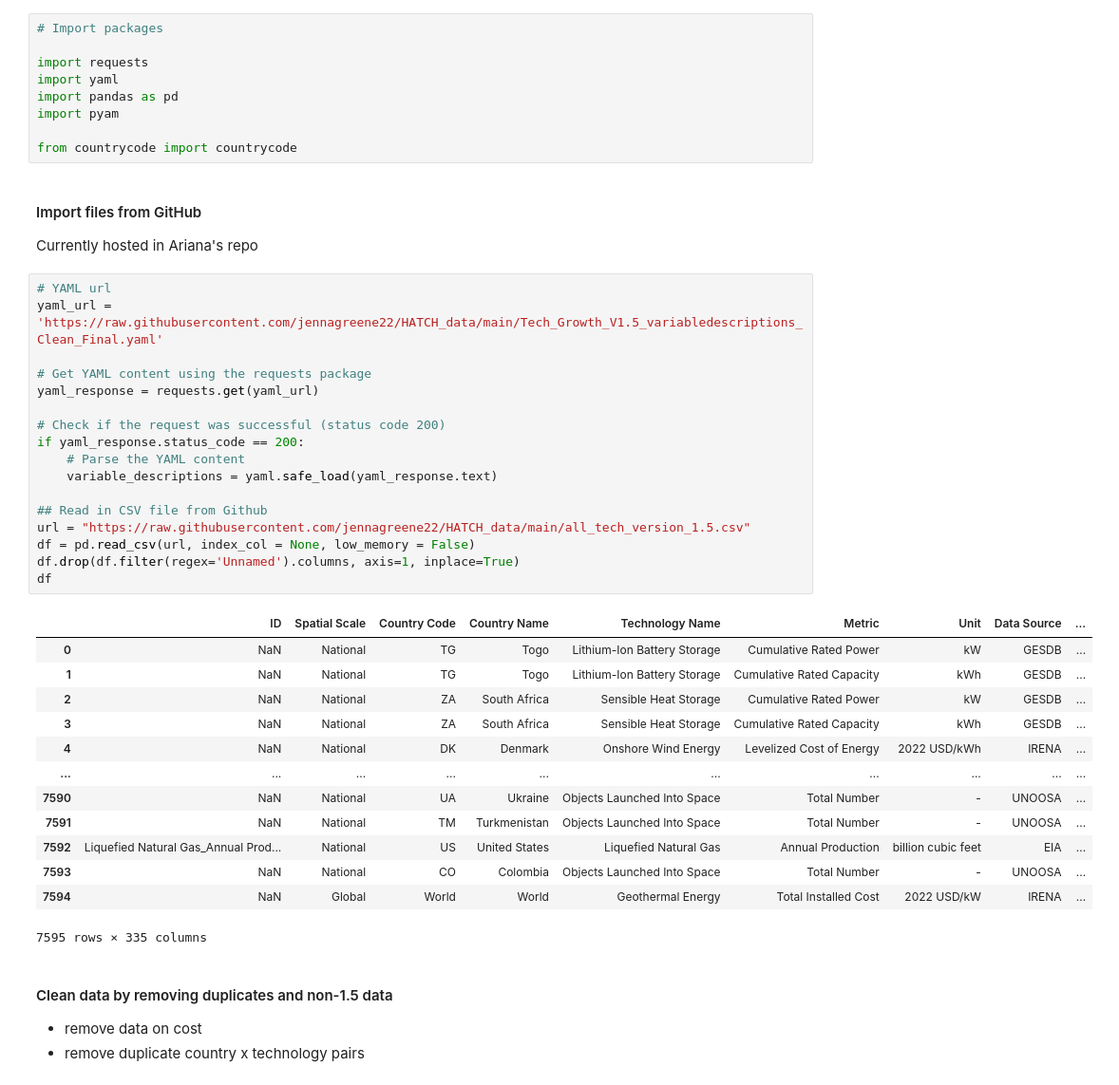
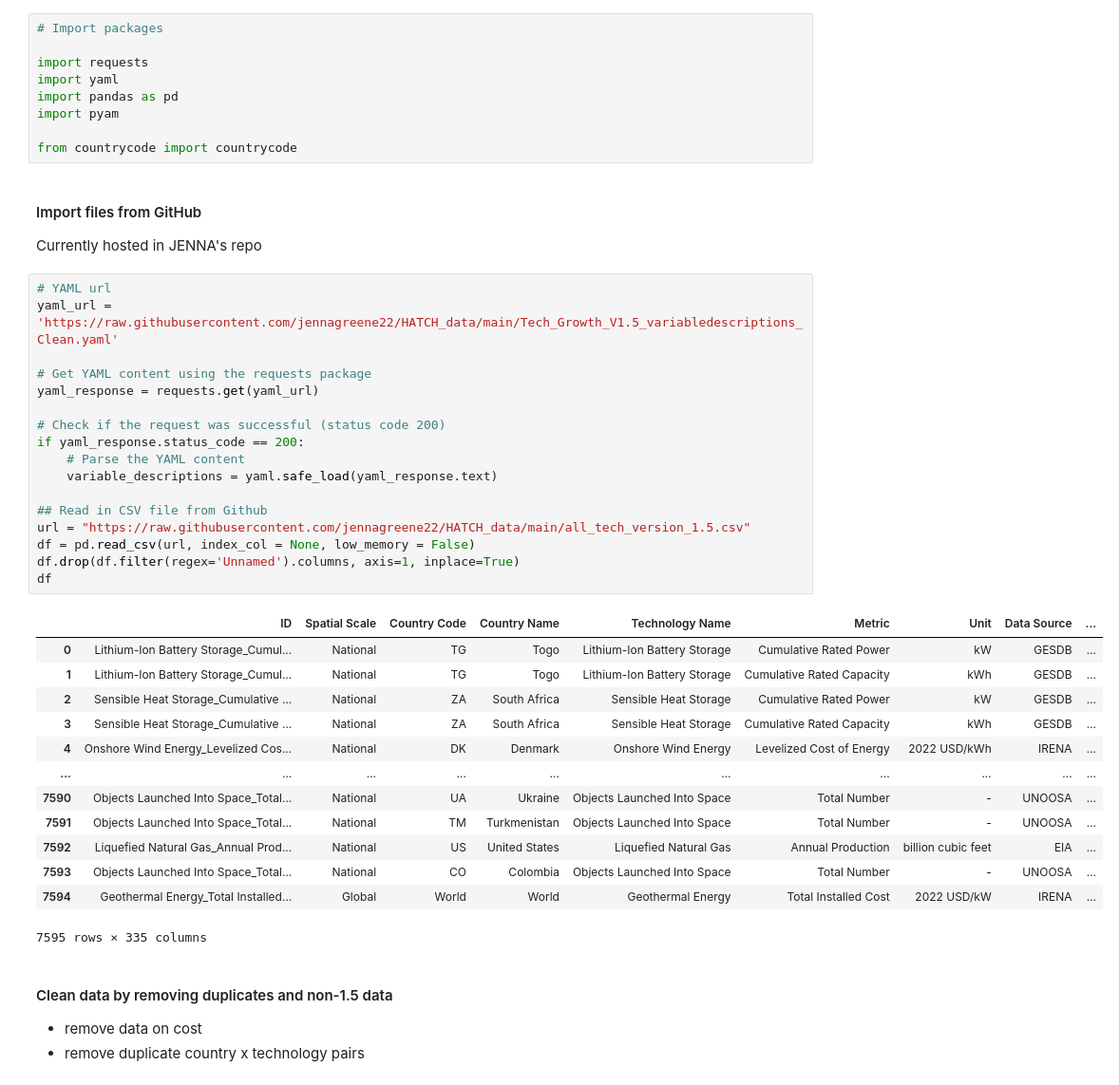
Before and after one commit to jennagreene22/HATCH_data, a Jupyter notebook: (1) Clean HATCH Dataset - IIAC And Other Uses.ipynb, the cells around one changed output. Shown: that part at 95% size. Saved outputs shown, nothing was run; the diff lists cells and outputs as text.

```diff
--- a/(1) Clean HATCH Dataset - IIAC And Other Uses.ipynb
+++ b/(1) Clean HATCH Dataset - IIAC And Other Uses.ipynb
@@ -14,37 +14,37 @@ from countrycode import countrycode
 # %% [markdown]
 #### Import files from GitHub
 
-Currently hosted in Ariana's repo
+Currently hosted in JENNA's repo
 # %%
 # YAML url
-yaml_url = 'https://raw.githubusercontent.com/jennagreene22/HATCH_data/main/Tech_Growth_V1.5_variabledescriptions_Clean_Final.yaml'
+yaml_url = 'https://raw.githubusercontent.com/jennagreene22/HATCH_data/main/Tech_Growth_V1.5_variabledescriptions_Clean.yaml'
 
 # Get YAML content using the requests package
 yaml_response = requests.get(yaml_url)
 
 # Check if the request was successful (status code 200)
 if yaml_response.status_code == 200:
     # Parse the YAML content
     variable_descriptions = yaml.safe_load(yaml_response.text)
 
 ## Read in CSV file from Github
 url = "https://raw.githubusercontent.com/jennagreene22/HATCH_data/main/all_tech_version_1.5.csv"
 df = pd.read_csv(url, index_col = None, low_memory = False)
 df.drop(df.filter(regex='Unnamed').columns, axis=1, inplace=True)
 df
 # %% [output]
 |  | ID | Spatial Scale | Country Code | Country Name | Technology Name | Metric | Unit | Data Source | ... |
-| 0 | NaN | National | TG | Togo | Lithium-Ion Battery Storage | Cumulative Rated Power | kW | GESDB | ... |
-| 1 | NaN | National | TG | Togo | Lithium-Ion Battery Storage | Cumulative Rated Capacity | kWh | GESDB | ... |
-| 2 | NaN | National | ZA | South Africa | Sensible Heat Storage | Cumulative Rated Power | kW | GESDB | ... |
-| 3 | NaN | National | ZA | South Africa | Sensible Heat Storage | Cumulative Rated Capacity | kWh | GESDB | ... |
-| 4 | NaN | National | DK | Denmark | Onshore Wind Energy | Levelized Cost of Energy | 2022 USD/kWh | IRENA | ... |
+| 0 | Lithium-Ion Battery Storage_Cumul... | National | TG | Togo | Lithium-Ion Battery Storage | Cumulative Rated Power | kW | GESDB | ... |
+| 1 | Lithium-Ion Battery Storage_Cumul... | National | TG | Togo | Lithium-Ion Battery Storage | Cumulative Rated Capacity | kWh | GESDB | ... |
+| 2 | Sensible Heat Storage_Cumulative ... | National | ZA | South Africa | Sensible Heat Storage | Cumulative Rated Power | kW | GESDB | ... |
+| 3 | Sensible Heat Storage_Cumulative ... | National | ZA | South Africa | Sensible Heat Storage | Cumulative Rated Capacity | kWh | GESDB | ... |
+| 4 | Onshore Wind Energy_Levelized Cos... | National | DK | Denmark | Onshore Wind Energy | Levelized Cost of Energy | 2022 USD/kWh | IRENA | ... |
 | ... | ... | ... | ... | ... | ... | ... | ... | ... | ... |
-| 7590 | NaN | National | UA | Ukraine | Objects Launched Into Space | Total Number | - | UNOOSA | ... |
-| 7591 | NaN | National | TM | Turkmenistan | Objects Launched Into Space | Total Number | - | UNOOSA | ... |
+| 7590 | Objects Launched Into Space_Total... | National | UA | Ukraine | Objects Launched Into Space | Total Number | - | UNOOSA | ... |
+| 7591 | Objects Launched Into Space_Total... | National | TM | Turkmenistan | Objects Launched Into Space | Total Number | - | UNOOSA | ... |
 | 7592 | Liquefied Natural Gas_Annual Prod... | National | US | United States | Liquefied Natural Gas | Annual Production | billion cubic feet | EIA | ... |
-| 7593 | NaN | National | CO | Colombia | Objects Launched Into Space | Total Number | - | UNOOSA | ... |
-| 7594 | NaN | Global | World | World | Geothermal Energy | Total Installed Cost | 2022 USD/kW | IRENA | ... |
+| 7593 | Objects Launched Into Space_Total... | National | CO | Colombia | Objects Launched Into Space | Total Number | - | UNOOSA | ... |
+| 7594 | Geothermal Energy_Total Installed... | Global | World | World | Geothermal Energy | Total Installed Cost | 2022 USD/kW | IRENA | ... |
 7595 rows × 335 columns
 # %% [markdown]
 #### Clean data by removing duplicates and non-1.5 data
```
Also changed, not shown: parts of 5 cells of this notebook, 4 other files.
